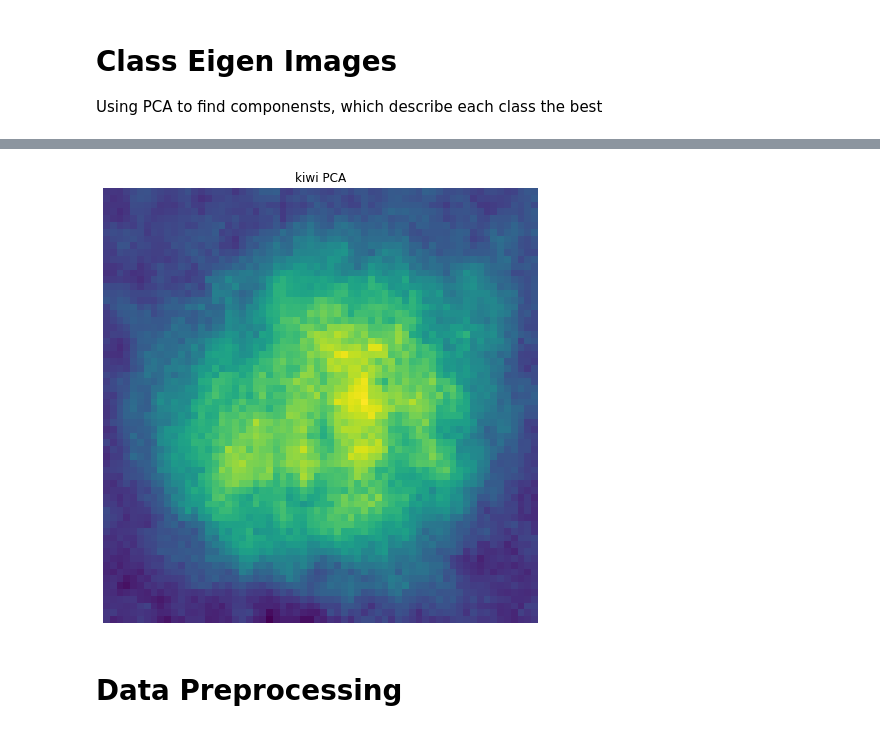
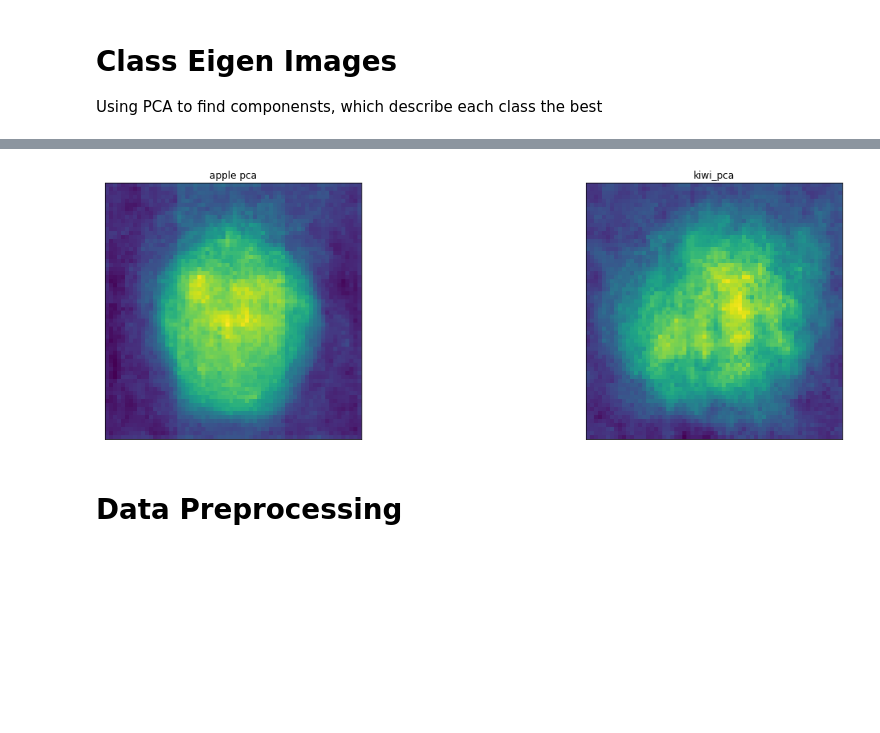
Before and after one commit to krebso/zelovoc, a Jupyter notebook: presentation.ipynb, the cells around one changed output, grey strips where cells are left out. Drawn from its saved outputs; the diff is of its cells as text; code cells hidden in the pictures; blank space fills up the shorter version.

Commit message:
plot pca side by side

```diff
--- a/presentation.ipynb
+++ b/presentation.ipynb
@@ -186,7 +160,34 @@ plot_pca( eigenimages( apple_images ), "apple" )
-# %%
-plot_pca( eigenimages( kiwi_images ), "kiwi" )
-# %% [output]
-[figure, removed]
+# %%
+from sklearn.decomposition import PCA
+from math import ceil
+from PIL import Image
+import torchvision.transforms as T
+
+def eigenimages( matrix, n_components = 0.3, size = (64, 64)):
+    pca = PCA( n_components=n_components, whiten=True )
+    pca.fit( matrix )
+    return pca
+
+def plot_pcas( pcas, titles, size=( 64, 64 ) ):
+
+    fig, axs = plt.subplots( nrows=1, ncols=len( pcas ) )
+    for idx, pca in enumerate( pcas ):
+        n = pca.n_components_
+        r = int( n ** 0.5 )
+        c = ceil( n / r)
+        for i in range( n ):
+            ax = axs[ idx ]
+            ax.imshow( pca.components_[ i ].reshape( size ) )
+            ax.set(xticklabels=[], yticklabels=[], xticks=[], yticks=[])
+            ax.set(title=titles[idx])
+    plt.tight_layout()
+# %%
+plot_pcas(
+    [ eigenimages( apple_images ), eigenimages( kiwi_images ) ],
+    [ "apple pca", "kiwi_pca" ]
+)
+# %% [output]
+[figure, added]
 # %% [markdown]
 # Data Preprocessing
 # %%
```
Also changed, not shown: parts of 1 cell of this notebook.
